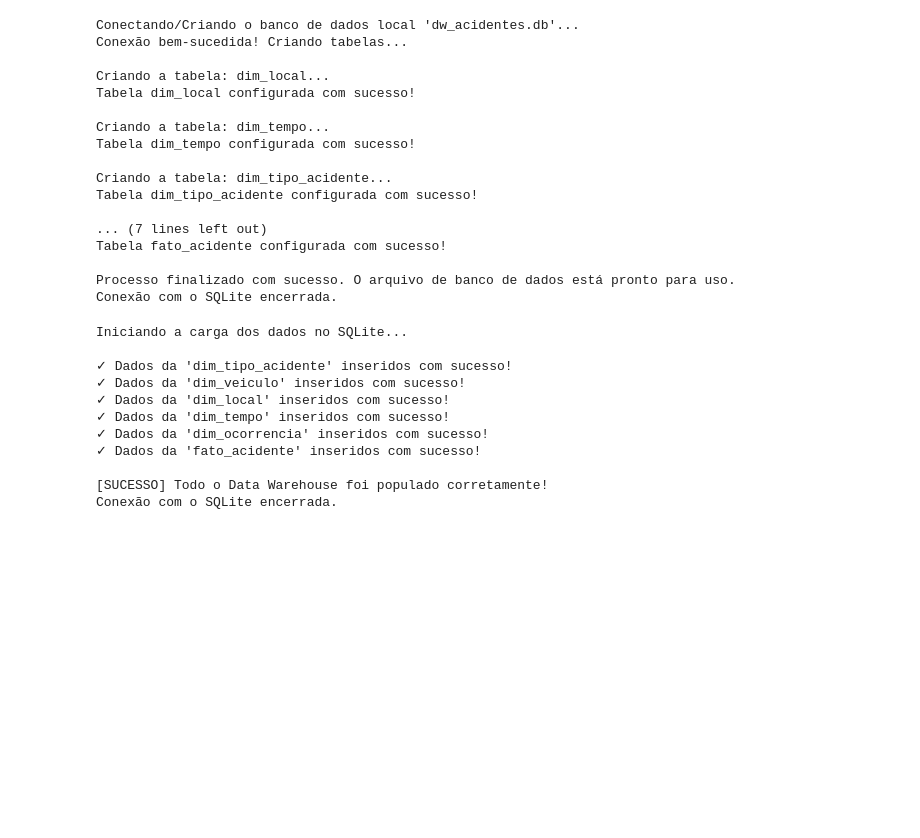
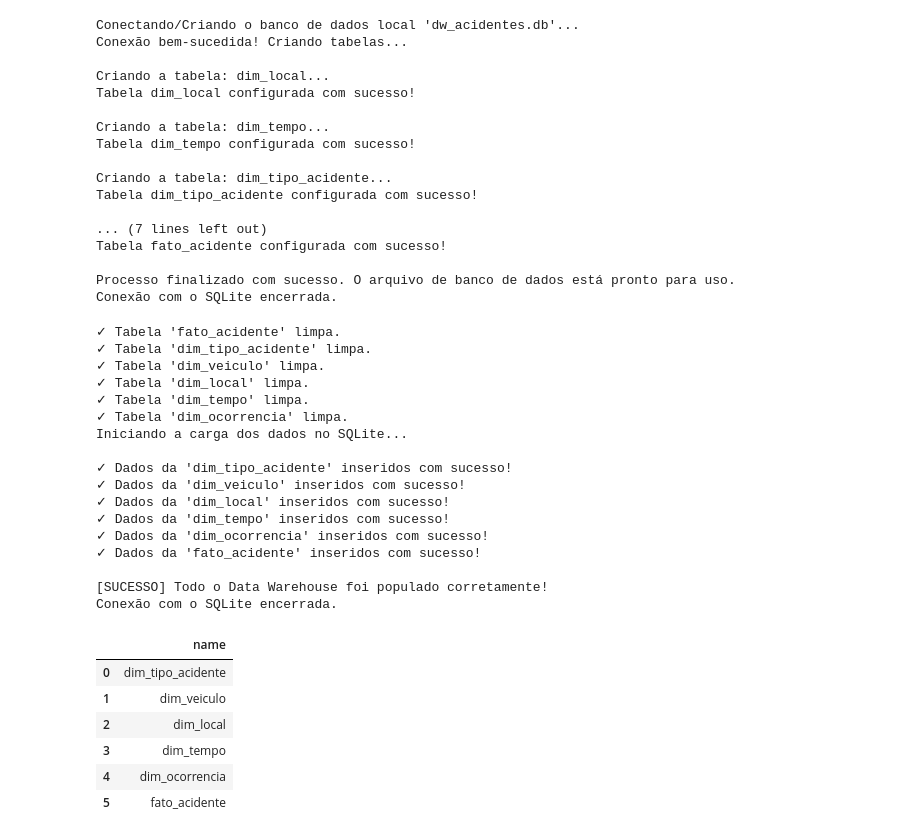
Before and after one commit to annecollier/Projeto-de-Integracao, a Jupyter notebook: pipelns/Pipeline_ETL_Acidentes.ipynb, the cells around one changed output. Drawn from its saved outputs; the diff is of its cells as text; code cells hidden in the pictures; blank space fills up the shorter version.

```diff
--- a/pipelns/Pipeline_ETL_Acidentes.ipynb
+++ b/pipelns/Pipeline_ETL_Acidentes.ipynb
@@ -443,7 +512,9 @@ Conexão com o SQLite encerrada.
 import sqlite3
 
 # 1. Criar ou abrir a conexão com o mesmo banco de dados SQLite
-nome_banco = "dw_acidentes.db"
+#nome_banco = "dw_acidentes.db"
+#Trocar link futuramente também
+nome_banco = "/content/drive/MyDrive/Projeto_integracao/outputs/etl/dw_acidentes.db"
 conexao = sqlite3.connect(nome_banco)
 
 # Limpa as tabelas antes de recarregar os dados
@@ -457,7 +528,21 @@ tabelas = [
 ]
 
 for tabela in tabelas:
-    conexao.execute(f"DELETE FROM {tabela}")
+    existe = conexao.execute(
+        """
+        SELECT name
+        FROM sqlite_master
+        WHERE type='table' AND name=?
+        """,
+        (tabela,)
+    ).fetchone()
+
+    if existe:
+        conexao.execute(f"DELETE FROM {tabela}")
+        print(f"✓ Tabela '{tabela}' limpa.")
+    else:
+        print(f"- Tabela '{tabela}' ainda não existe, limpeza ignorada.")
+
 
 conexao.commit()
 
@@ -590,6 +675,12 @@ finally:
     conexao.close()
     print("Conexão com o SQLite encerrada.")
 # %% [output]
+✓ Tabela 'fato_acidente' limpa.
+✓ Tabela 'dim_tipo_acidente' limpa.
+✓ Tabela 'dim_veiculo' limpa.
+✓ Tabela 'dim_local' limpa.
+✓ Tabela 'dim_tempo' limpa.
+✓ Tabela 'dim_ocorrencia' limpa.
 Iniciando a carga dos dados no SQLite...
 
 ✓ Dados da 'dim_tipo_acidente' inseridos com sucesso!
@@ -601,3 +692,19 @@ Iniciando a carga dos dados no SQLite...
 
 [SUCESSO] Todo o Data Warehouse foi populado corretamente!
 Conexão com o SQLite encerrada.
+# %%
+con = sqlite3.connect("/content/drive/MyDrive/Projeto_integracao/outputs/etl/dw_acidentes.db")
+
+pd.read_sql_query("""
+SELECT name
+FROM sqlite_master
+WHERE type = 'table'
+""", con)
+# %% [output]
+|  | name |
+| 0 | dim_tipo_acidente |
+| 1 | dim_veiculo |
+| 2 | dim_local |
+| 3 | dim_tempo |
+| 4 | dim_ocorrencia |
+| 5 | fato_acidente |
```
Also changed, not shown: parts of 9 cells of this notebook.
